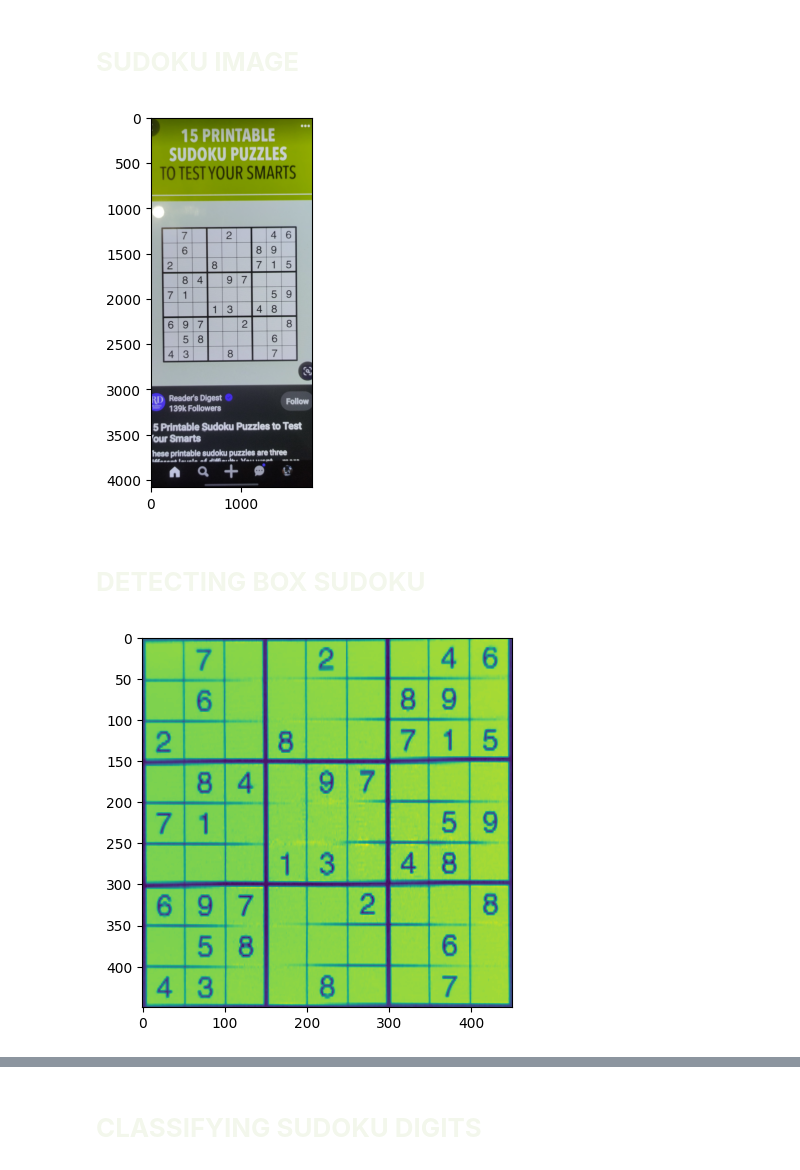
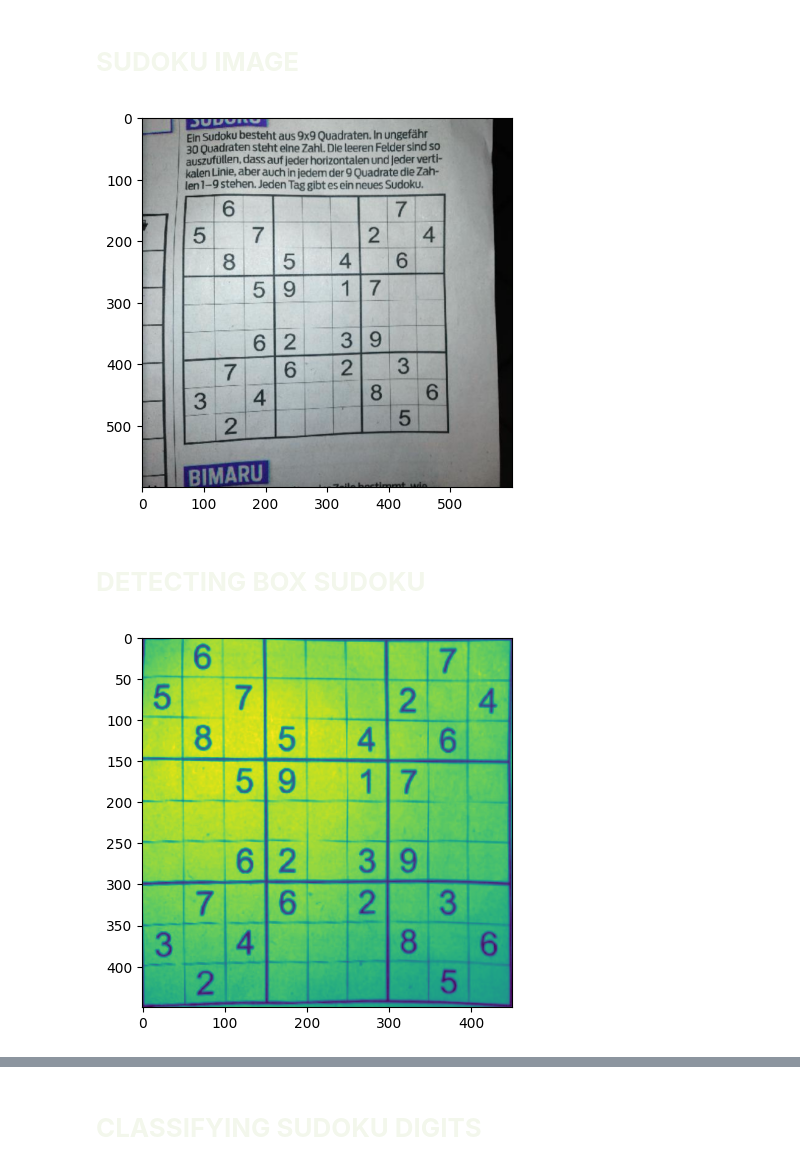
Before and after one commit to rizkyyanuark/Sudoku-Puzzle-Solver, a Jupyter notebook: pcd_system_sudoku_solver.ipynb, the cells around one changed output, grey strips where cells are left out. Drawn from its saved outputs; the diff is of its cells as text; code cells hidden in the pictures.

```diff
--- a/pcd_system_sudoku_solver.ipynb
+++ b/pcd_system_sudoku_solver.ipynb
@@ -513,16 +545,16 @@ plt.show()
 # **<span style="color:#F3F7EC;">SUDOKU IMAGE</span>**
 # %%
 # Importing puzzle to be solved
-puzzle = r"C:\Users\rizky\OneDrive\Dokumen\GitHub\SudokuSolverDariCitraDigital\Captured Image.jpg"
+puzzle = r"C:\Users\rizky\OneDrive\Dokumen\GitHub\SudokuSolverDariCitraDigital\_83_5686831.jpeg"
 
 # puzzle=random.choice(os.listdir(folder_2))
 # print(puzzle)
 puzzle = cv2.imread(puzzle)
 plt.figure()
 plt.imshow(puzzle)
 plt.show()
 # %% [output]
-[figure, old version]
+[figure, new version]
 # %% [markdown]
 <a id="13"></a>
 # **<span style="color:#F3F7EC;">DETECTING BOX SUDOKU</span>**
@@ -553,7 +585,7 @@ plt.figure()
 plt.imshow(su_imagewrap)
 plt.show()
 # %% [output]
-[figure, old version]
+[figure, new version]
 # %%
 sudoku_cell = splitcells(su_imagewrap)
 #Let's have alook at the last cell
```
Also changed, not shown: parts of 21 cells of this notebook, 6 other files.
